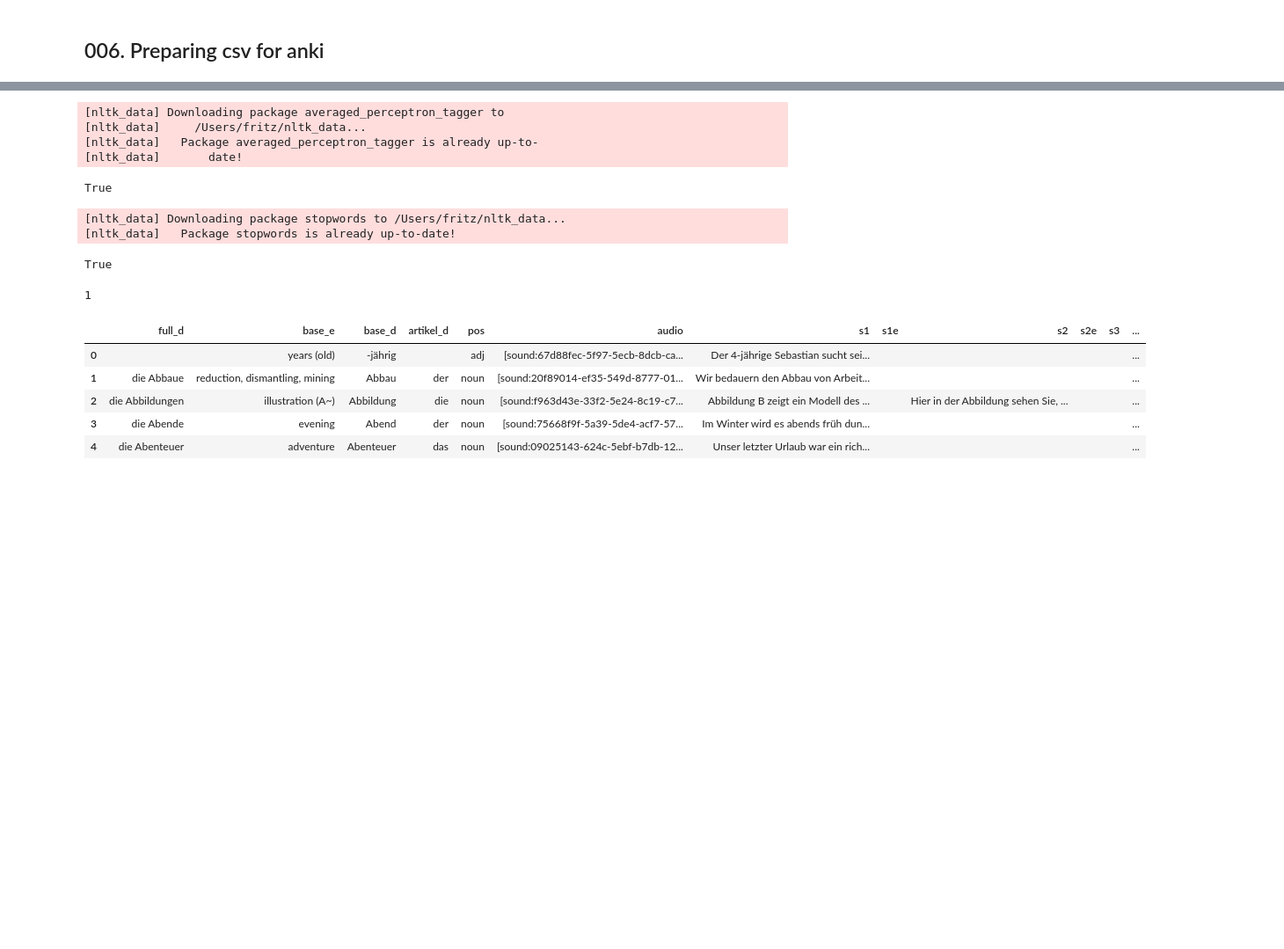
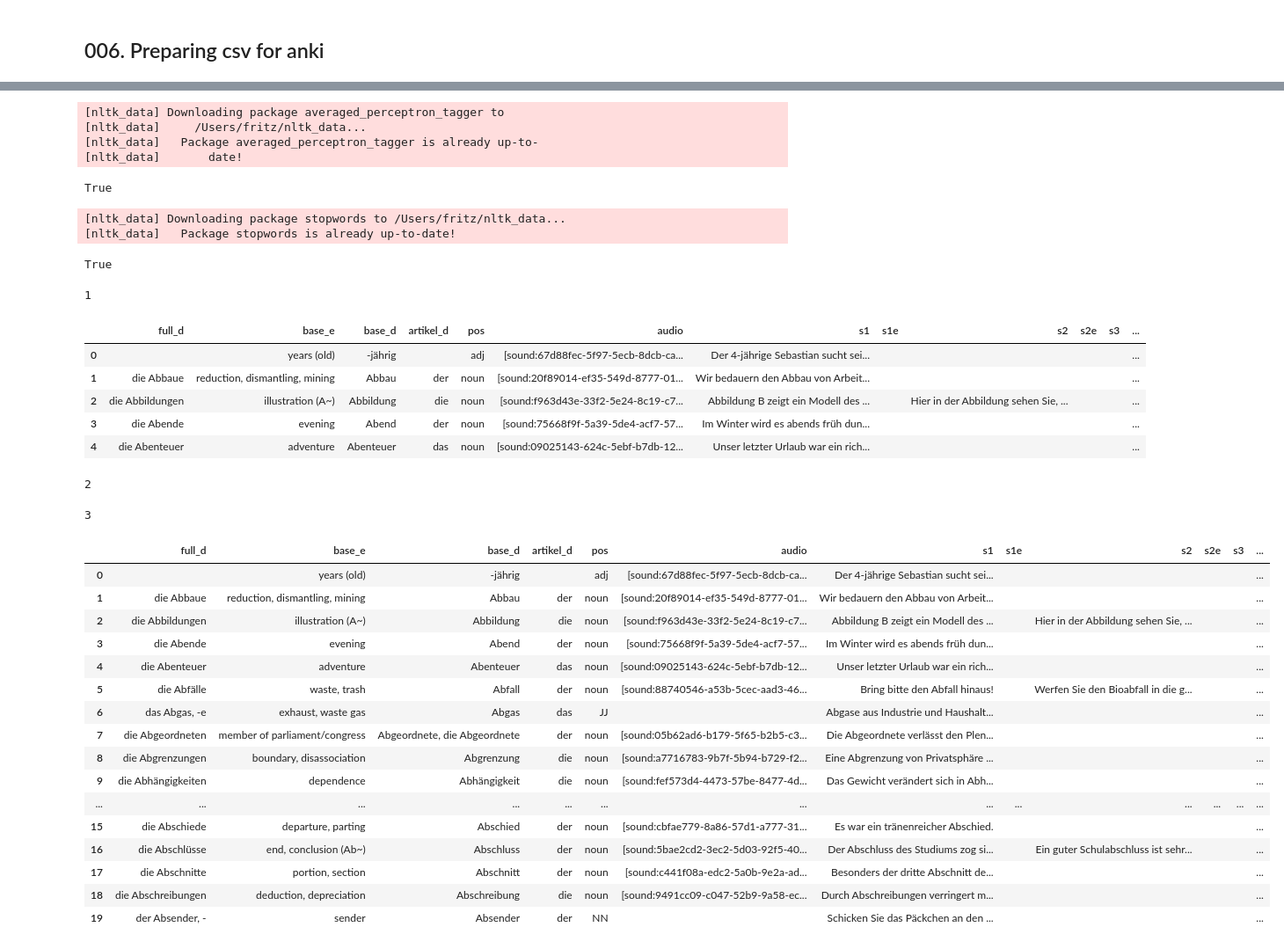
Before and after one commit to gotofritz/jupyter, a Jupyter notebook: katas/pandas_katas/006_pandas_anki.ipynb, the cells around one changed output, grey strips where cells are left out. Shown: that part at 88% size. Saved outputs shown, nothing was run; the diff lists cells and outputs as text; code cells hidden in the pictures; blank space fills up the shorter version.

```diff
--- a/katas/pandas_katas/006_pandas_anki.ipynb
+++ b/katas/pandas_katas/006_pandas_anki.ipynb
@@ -419,32 +348,49 @@ from nltk.corpus import stopwords
 nltk.download('averaged_perceptron_tagger')
 nltk.download('stopwords')
 
 file_last_step = "006_merged.tsv"
 merged_df = None
 
-save_to = "006_final.tsv"
-
 pos = "pos"
 
 stop_words = None
 
 1
 merged_df = pd.read_csv(file_last_step, sep="\t").fillna("")
 merged_df.head()
 # solution
 # %% [output]
 [nltk_data] Downloading package averaged_perceptron_tagger to
 [nltk_data]     /Users/fritz/nltk_data...
 [nltk_data]   Package averaged_perceptron_tagger is already up-to-
 [nltk_data]       date!
 True
 [nltk_data] Downloading package stopwords to /Users/fritz/nltk_data...
 [nltk_data]   Package stopwords is already up-to-date!
 True
 1
 |  | full_d | base_e | base_d | artikel_d | pos | audio | s1 | s1e | s2 | s2e | s3 | ... |
 | 0 |  | years (old) | -jährig |  | adj | [sound:67d88fec-5f97-5ecb-8dcb-ca... | Der 4-jährige Sebastian sucht sei... |  |  |  |  | ... |
 | 1 | die Abbaue | reduction, dismantling, mining | Abbau | der | noun | [sound:20f89014-ef35-549d-8777-01... | Wir bedauern den Abbau von Arbeit... |  |  |  |  | ... |
 | 2 | die Abbildungen | illustration (A~) | Abbildung | die | noun | [sound:f963d43e-33f2-5e24-8c19-c7... | Abbildung B zeigt ein Modell des ... |  | Hier in der Abbildung sehen Sie, ... |  |  | ... |
 | 3 | die Abende | evening | Abend | der | noun | [sound:75668f9f-5a39-5de4-acf7-57... | Im Winter wird es abends früh dun... |  |  |  |  | ... |
 | 4 | die Abenteuer | adventure | Abenteuer | das | noun | [sound:09025143-624c-5ebf-b7db-12... | Unser letzter Urlaub war ein rich... |  |  |  |  | ... |
+2
+3
+|  | full_d | base_e | base_d | artikel_d | pos | audio | s1 | s1e | s2 | s2e | s3 | ... |
+| 0 |  | years (old) | -jährig |  | adj | [sound:67d88fec-5f97-5ecb-8dcb-ca... | Der 4-jährige Sebastian sucht sei... |  |  |  |  | ... |
+| 1 | die Abbaue | reduction, dismantling, mining | Abbau | der | noun | [sound:20f89014-ef35-549d-8777-01... | Wir bedauern den Abbau von Arbeit... |  |  |  |  | ... |
+| 2 | die Abbildungen | illustration (A~) | Abbildung | die | noun | [sound:f963d43e-33f2-5e24-8c19-c7... | Abbildung B zeigt ein Modell des ... |  | Hier in der Abbildung sehen Sie, ... |  |  | ... |
+| 3 | die Abende | evening | Abend | der | noun | [sound:75668f9f-5a39-5de4-acf7-57... | Im Winter wird es abends früh dun... |  |  |  |  | ... |
+| 4 | die Abenteuer | adventure | Abenteuer | das | noun | [sound:09025143-624c-5ebf-b7db-12... | Unser letzter Urlaub war ein rich... |  |  |  |  | ... |
+| 5 | die Abfälle | waste, trash | Abfall | der | noun | [sound:88740546-a53b-5cec-aad3-46... | Bring bitte den Abfall hinaus! |  | Werfen Sie den Bioabfall in die g... |  |  | ... |
+| 6 | das Abgas, -e | exhaust, waste gas | Abgas | das | JJ |  | Abgase aus Industrie und Haushalt... |  |  |  |  | ... |
+| 7 | die Abgeordneten | member of parliament/congress | Abgeordnete, die Abgeordnete | der | noun | [sound:05b62ad6-b179-5f65-b2b5-c3... | Die Abgeordnete verlässt den Plen... |  |  |  |  | ... |
+| 8 | die Abgrenzungen | boundary, disassociation | Abgrenzung | die | noun | [sound:a7716783-9b7f-5b94-b729-f2... | Eine Abgrenzung von Privatsphäre ... |  |  |  |  | ... |
+| 9 | die Abhängigkeiten | dependence | Abhängigkeit | die | noun | [sound:fef573d4-4473-57be-8477-4d... | Das Gewicht verändert sich in Abh... |  |  |  |  | ... |
+| ... | ... | ... | ... | ... | ... | ... | ... | ... | ... | ... | ... | ... |
+| 15 | die Abschiede | departure, parting | Abschied | der | noun | [sound:cbfae779-8a86-57d1-a777-31... | Es war ein tränenreicher Abschied. |  |  |  |  | ... |
+| 16 | die Abschlüsse | end, conclusion (Ab~) | Abschluss | der | noun | [sound:5bae2cd2-3ec2-5d03-92f5-40... | Der Abschluss des Studiums zog si... |  | Ein guter Schulabschluss ist sehr... |  |  | ... |
+| 17 | die Abschnitte | portion, section | Abschnitt | der | noun | [sound:c441f08a-edc2-5a0b-9e2a-ad... | Besonders der dritte Abschnitt de... |  |  |  |  | ... |
+| 18 | die Abschreibungen | deduction, depreciation | Abschreibung | die | noun | [sound:9491cc09-c047-52b9-9a58-ec... | Durch Abschreibungen verringert m... |  |  |  |  | ... |
+| 19 | der Absender, - | sender | Absender | der | NN |  | Schicken Sie das Päckchen an den ... |  |  |  |  | ... |
```
Also changed, not shown: parts of 7 cells of this notebook, 10 other files.
